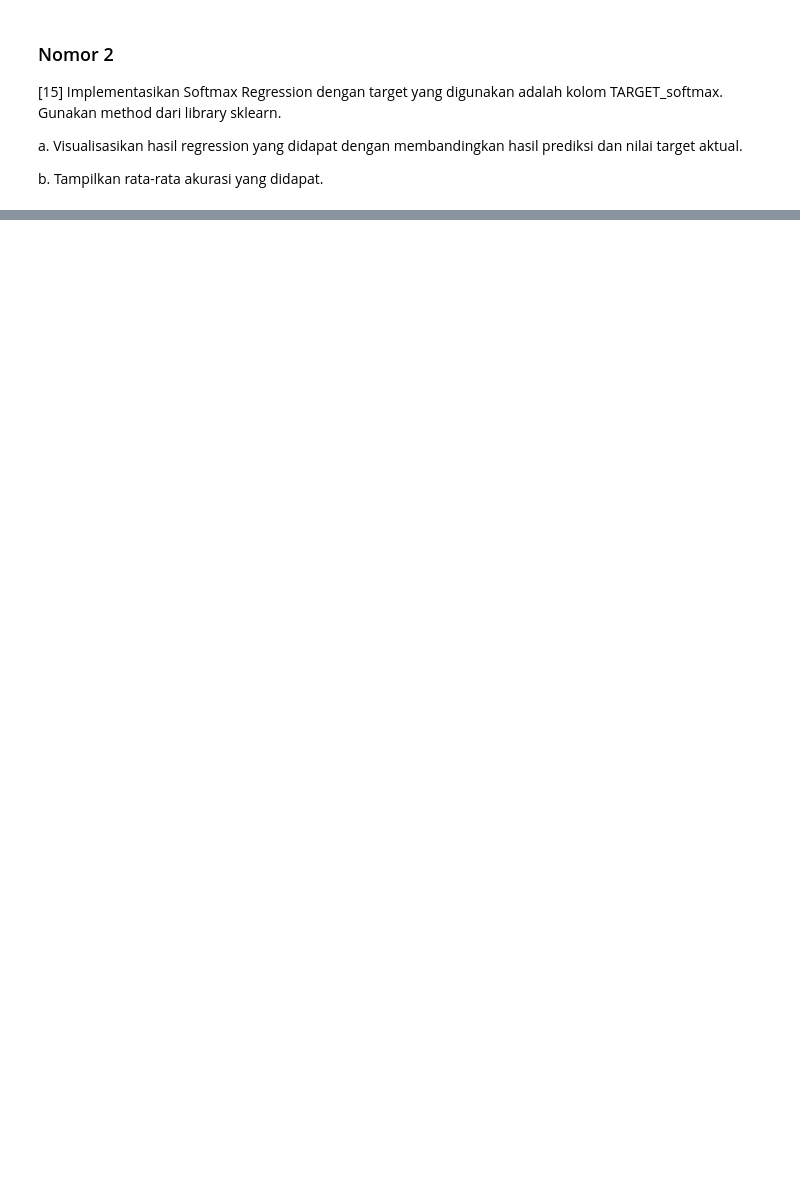
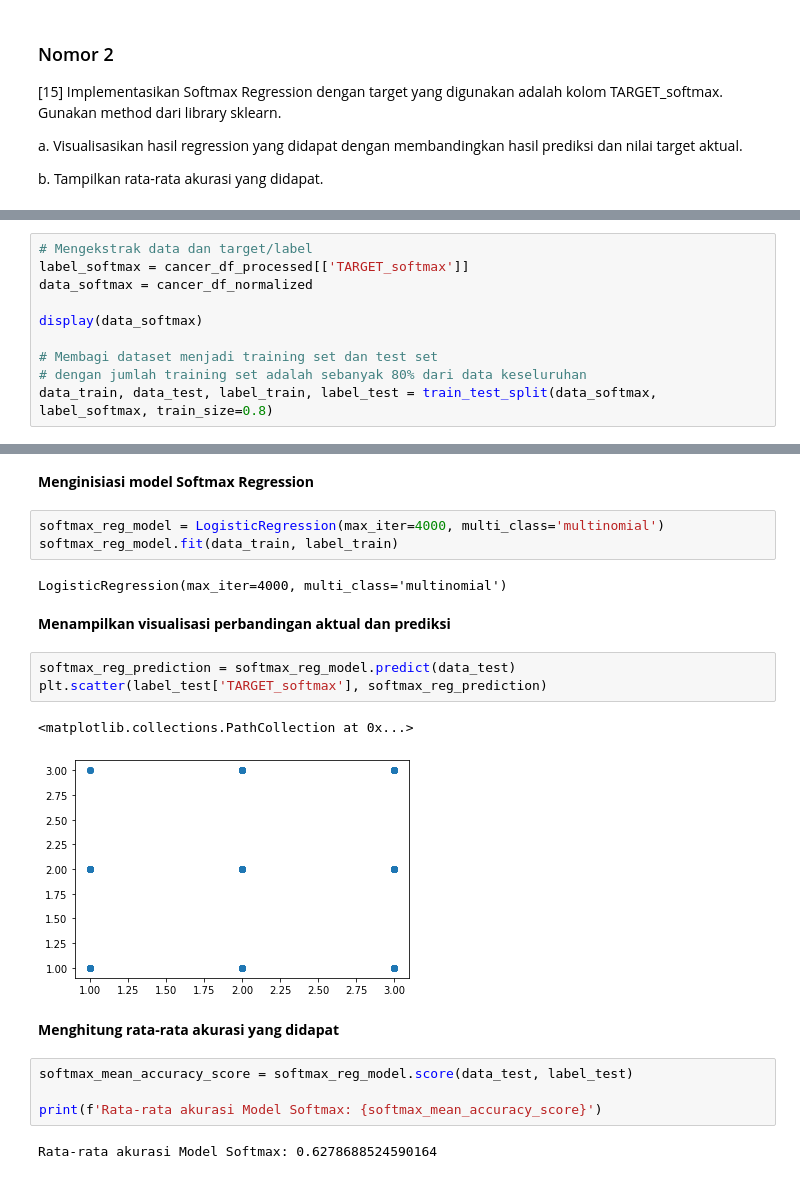
Before and after one commit to fahdikrie/kasdd212, a Jupyter notebook: Tugas/Tugas 3/D_Tugas3_1906398370_Fahdii Ajmalal Fikrie.ipynb, the cells around one changed output, grey strips where cells are left out. Cells and saved outputs as stored; diff of their text form; blank space fills up the shorter version.

```diff
--- a/Tugas/Tugas 3/D_Tugas3_1906398370_Fahdii Ajmalal Fikrie.ipynb
+++ b/Tugas/Tugas 3/D_Tugas3_1906398370_Fahdii Ajmalal Fikrie.ipynb
@@ -352,0 +525,10 @@ b. Tampilkan rata-rata akurasi yang didapat.
+# %%
+# Mengekstrak data dan target/label
+label_softmax = cancer_df_processed[['TARGET_softmax']]
+data_softmax = cancer_df_normalized
+
+display(data_softmax)
+
+# Membagi dataset menjadi training set dan test set
+# dengan jumlah training set adalah sebanyak 80% dari data keseluruhan
+data_train, data_test, label_train, label_test = train_test_split(data_softmax, label_softmax, train_size=0.8)
@@ -352,0 +549,23 @@ b. Tampilkan rata-rata akurasi yang didapat.
+# %% [markdown]
+**Menginisiasi model Softmax Regression**
+# %%
+softmax_reg_model = LogisticRegression(max_iter=4000, multi_class='multinomial')
+softmax_reg_model.fit(data_train, label_train)
+# %% [output]
+LogisticRegression(max_iter=4000, multi_class='multinomial')
+# %% [markdown]
+**Menampilkan visualisasi perbandingan aktual dan prediksi**
+# %%
+softmax_reg_prediction = softmax_reg_model.predict(data_test)
+plt.scatter(label_test['TARGET_softmax'], softmax_reg_prediction)
+# %% [output]
+<matplotlib.collections.PathCollection at 0x...>
+[figure, added]
+# %% [markdown]
+**Menghitung rata-rata akurasi yang didapat**
+# %%
+softmax_mean_accuracy_score = softmax_reg_model.score(data_test, label_test)
+
+print(f'Rata-rata akurasi Model Softmax: {softmax_mean_accuracy_score}')
+# %% [output]
+Rata-rata akurasi Model Softmax: 0.6278688524590164
```
Also changed, not shown: parts of 39 cells of this notebook.
